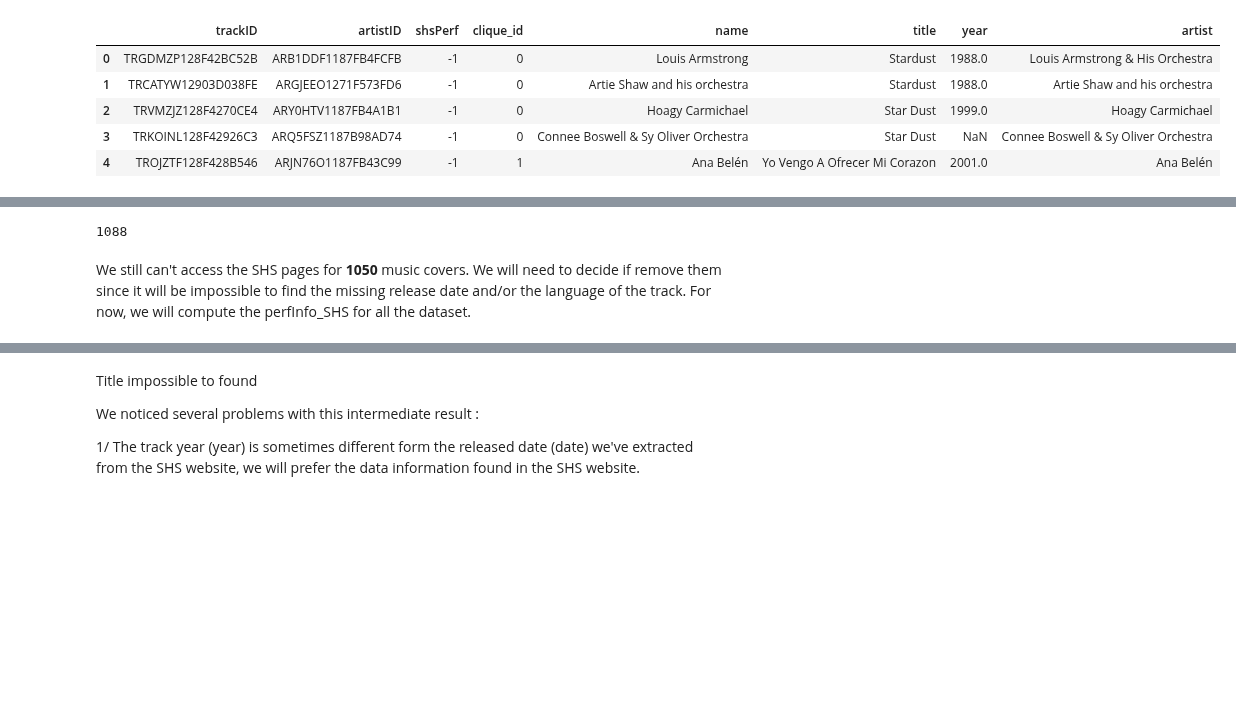
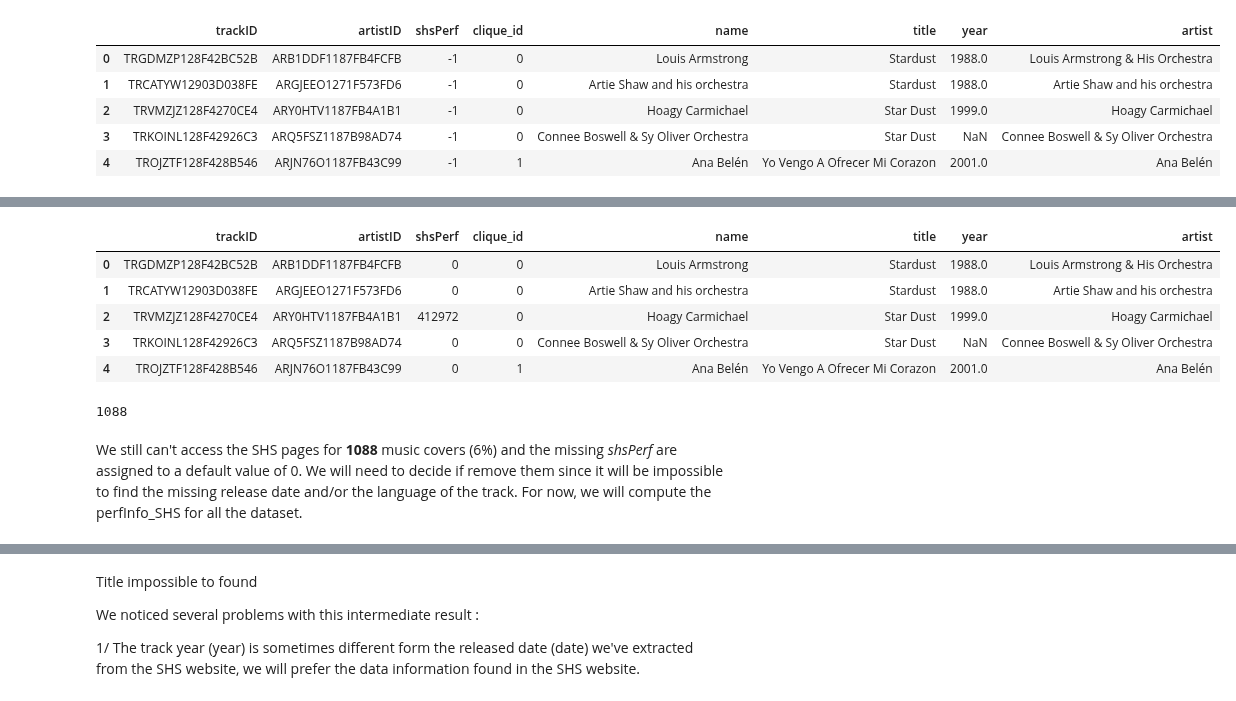
Before and after one commit to padesplaces/ada2017, a Jupyter notebook: project/Project Notebook.ipynb, the cells around one changed output, grey strips where cells are left out. Saved outputs shown, nothing was run; the diff lists cells and outputs as text; code cells hidden in the pictures; blank space fills up the shorter version.

```diff
--- a/project/Project Notebook.ipynb
+++ b/project/Project Notebook.ipynb
@@ -265,10 +234,18 @@ covers_withSHS=pickle.load(open("data/covers_withSHS_new.p","rb"))
-# %%
-covers['shsPerf']=covers_withSHS
-# %%
-len(covers[covers.shsPerf==0])
-# %% [output]
-1088
+# %%
+covers.head()
+# %% [output]
+|  | trackID | artistID | shsPerf | clique_id | name | title | year | artist |
+| 0 | TRGDMZP128F42BC52B | ARB1DDF1187FB4FCFB | 0 | 0 | Louis Armstrong | Stardust | 1988.0 | Louis Armstrong & His Orchestra |
+| 1 | TRCATYW12903D038FE | ARGJEEO1271F573FD6 | 0 | 0 | Artie Shaw and his orchestra | Stardust | 1988.0 | Artie Shaw and his orchestra |
+| 2 | TRVMZJZ128F4270CE4 | ARY0HTV1187FB4A1B1 | 412972 | 0 | Hoagy Carmichael | Star Dust | 1999.0 | Hoagy Carmichael |
+| 3 | TRKOINL128F42926C3 | ARQ5FSZ1187B98AD74 | 0 | 0 | Connee Boswell & Sy Oliver Orchestra | Star Dust | NaN | Connee Boswell & Sy Oliver Orchestra |
+| 4 | TROJZTF128F428B546 | ARJN76O1187FB43C99 | 0 | 1 | Ana Belén | Yo Vengo A Ofrecer Mi Corazon | 2001.0 | Ana Belén |
+# %%
+# Number of missing shsPerf in our dataset
+len(covers[covers.shsPerf==0])
+# %% [output]
+1088
 # %% [markdown]
-We still can't access the SHS pages for **1050** music covers. We will need to decide if remove them since it will be impossible to find the missing release date and/or the language of the track.
+We still can't access the SHS pages for **1088** music covers (6%) and the missing *shsPerf* are assigned to a default value of 0. We will need to decide if remove them since it will be impossible to find the missing release date and/or the language of the track.
 For now, we will compute the perfInfo_SHS for all the dataset.
 # %%
```
Also changed, not shown: parts of 84 cells of this notebook, 5 other files.
